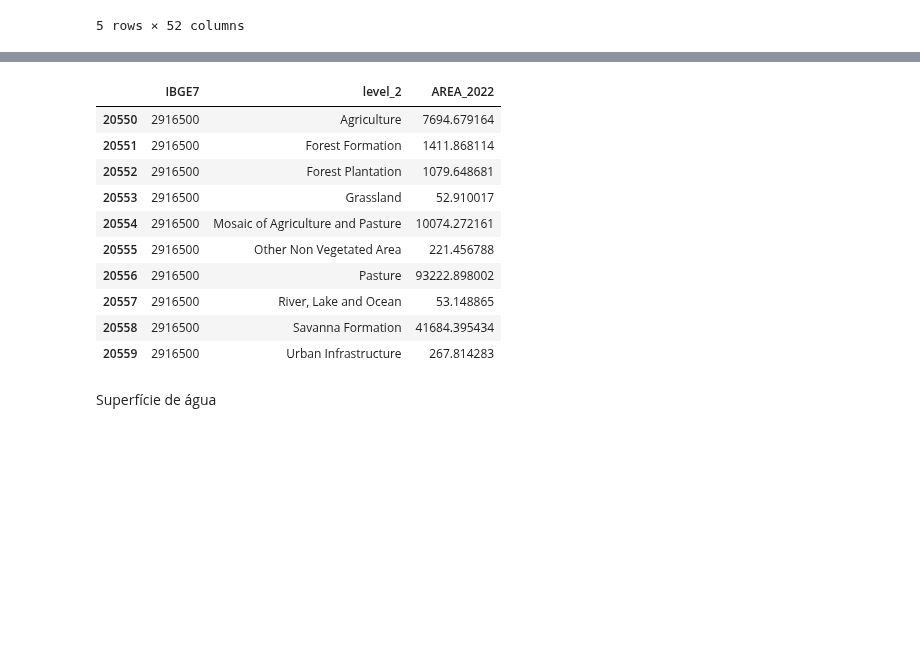
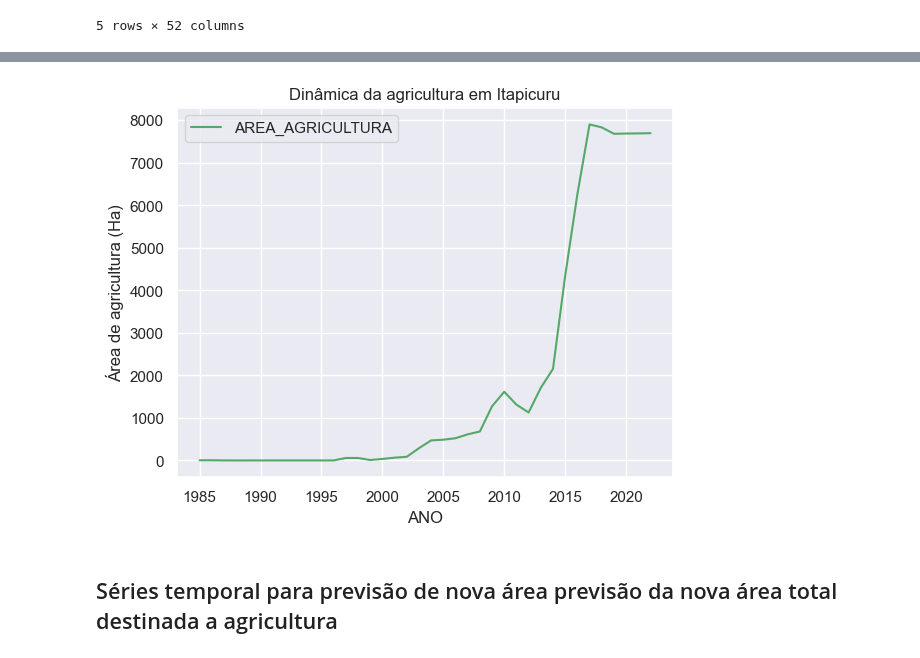
Before and after one commit to caiosoter/BCG2023, a Jupyter notebook: Notebooks/coletamapbioma.ipynb, the cells around one changed output, grey strips where cells are left out. Cells and saved outputs as stored; diff of their text form; code cells hidden in the pictures; blank space fills up the shorter version.

Commit message:
Implementação de análise de áreas

```diff
--- a/Notebooks/coletamapbioma.ipynb
+++ b/Notebooks/coletamapbioma.ipynb
@@ -16,7 +29,3 @@ biomas_municipais.head()
 | 3 | 58776 | Amazônia | Alta Floresta D'Oeste | RO | 1100015 | Amazônia [Alta Floresta D'Oeste] | 11 | Natural | ... |
 | 4 | 58776 | Amazônia | Alta Floresta D'Oeste | RO | 1100015 | Amazônia [Alta Floresta D'Oeste] | 12 | Natural | ... |
 5 rows × 52 columns
-# %%
-colunas_esqcolhidas = ["geocode", "class_id", "level_0", "level_1", "level_2", "level_3", "level_4", 2022]
-biomas_municipais = biomas_municipais[colunas_esqcolhidas]
-biomas_municipais.rename(columns={"geocode":"IBGE7", 2022:"AREA_2022"}, inplace=True)
@@ -34,17 +32,19 @@ array(['Forest Formation', 'Savanna Formation', 'Flooded Forest',
-# %%
-biomas_agrupados = biomas_municipais.groupby(["IBGE7", "level_2"])[["AREA_2022"]].sum().reset_index()
-biomas_agrupados[biomas_agrupados["IBGE7"] == 2916500]
-# %% [output]
-|  | IBGE7 | level_2 | AREA_2022 |
-| 20550 | 2916500 | Agriculture | 7694.679164 |
-| 20551 | 2916500 | Forest Formation | 1411.868114 |
-| 20552 | 2916500 | Forest Plantation | 1079.648681 |
-| 20553 | 2916500 | Grassland | 52.910017 |
-| 20554 | 2916500 | Mosaic of Agriculture and Pasture | 10074.272161 |
-| 20555 | 2916500 | Other Non Vegetated Area | 221.456788 |
-| 20556 | 2916500 | Pasture | 93222.898002 |
-| 20557 | 2916500 | River, Lake and Ocean | 53.148865 |
-| 20558 | 2916500 | Savanna Formation | 41684.395434 |
-| 20559 | 2916500 | Urban Infrastructure | 267.814283 |
-# %% [markdown]
-Superfície de água
+# %%
+biomas_municipais.drop(columns=["biome [municipality]", "municipality", "biome", "feature_id", "class_id"], inplace=True)
+biomas_municipais.rename(columns={"geocode":"IBGE7"}, inplace=True)
+biomas_agrupados = biomas_municipais.groupby(["IBGE7", "level_2"])[list(range(1985, 2023))].sum().reset_index()
+# %%
+biomas_agrupados_cidade = biomas_agrupados[(biomas_agrupados["IBGE7"] == 2916500)&(biomas_agrupados["level_2"] == "Agriculture")]
+# %%
+serie_agricultura = biomas_agrupados_cidade.melt(id_vars=["IBGE7", "level_2"],
+                             var_name="ANO",
+                             value_name="AREA_AGRICULTURA")
+serie_agricultura.set_index("ANO", inplace=True)
+# %%
+serie_agricultura[["AREA_AGRICULTURA"]].loc[list(range(1985, 2023))].plot(kind="line", y="AREA_AGRICULTURA", color="g")
+plt.title("Dinâmica da área da agricultura em Itapicuru")
+plt.ylabel("Área de agricultura (Ha)");
+# %% [output]
+[figure, added]
+# %% [markdown]
+## Séries temporal para previsão de nova área previsão da nova área total destinada a agricultura
```
Also changed, not shown: parts of 32 cells of this notebook, 1 other file.
